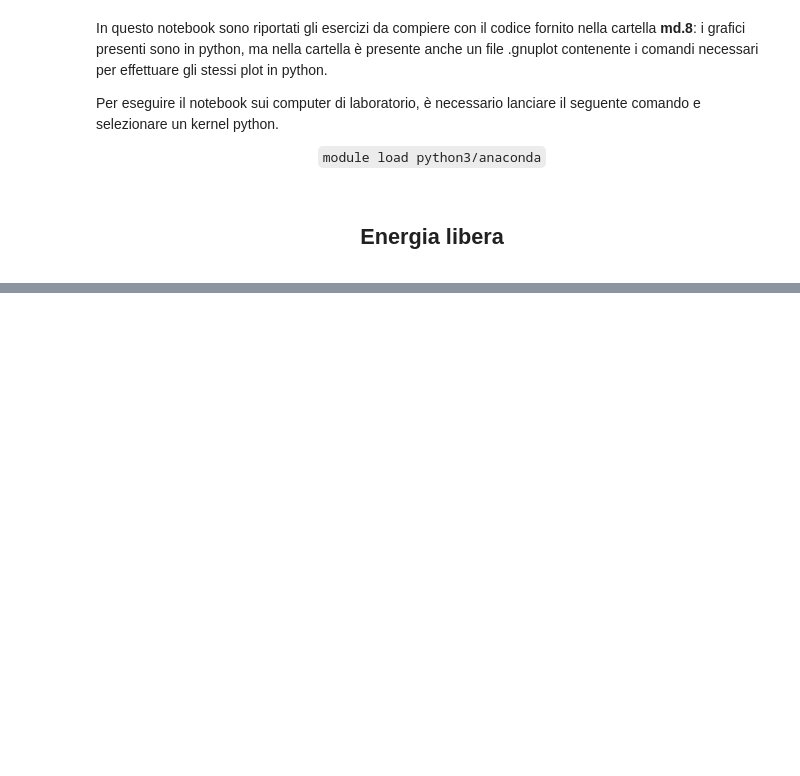
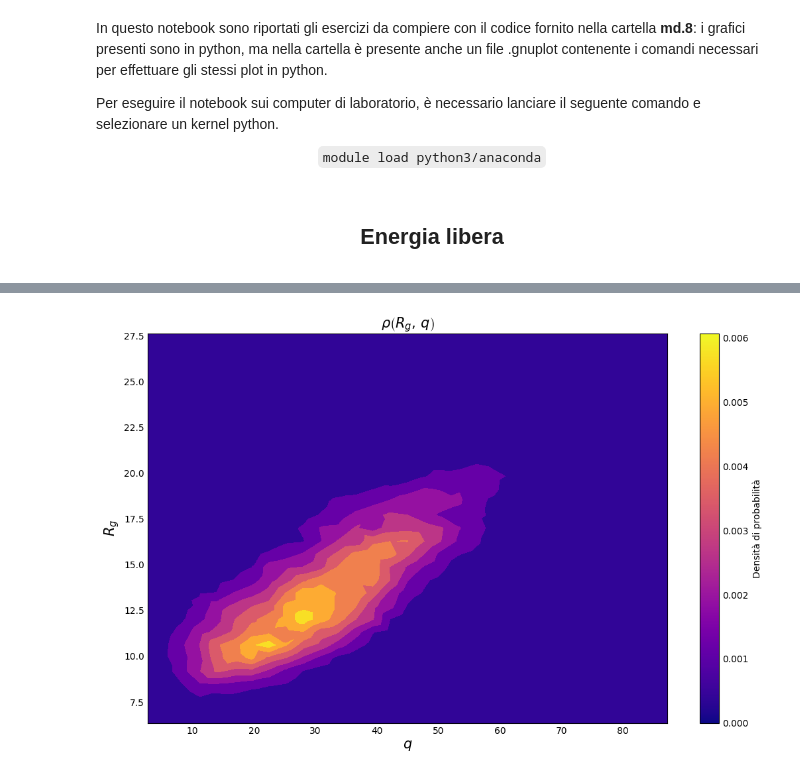
Before and after one commit to Negrini085/Simulazione-di-Materia-Condensata, a Jupyter notebook: md.8/esercitazione8.ipynb, the cells around one changed output, grey strips where cells are left out. Drawn from its saved outputs; the diff is of its cells as text; code cells hidden in the pictures; blank space fills up the shorter version.

```diff
--- a/md.8/esercitazione8.ipynb
+++ b/md.8/esercitazione8.ipynb
@@ -45,0 +82,18 @@ print(sum(data[:,1]))
+# %%
+plt.style.use('_mpl-gallery-nogrid')
+
+data = np.loadtxt('2Dbinning.dat')
+x, y, z = data[:, 0], data[:, 1], data[:, 2]
+
+fig, ax = plt.subplots(figsize = (10, 6))
+ax.tricontourf(x, y, z, cmap = 'plasma')
+ax.set_xlabel(r'$q$', fontsize = 15)
+ax.set_ylabel(r'$R_g$', fontsize = 15)
+ax.set_title(r"$\rho\left(R_g,\,q\right)$", fontsize = 20)
+
+sm = ScalarMappable(cmap='plasma')
+sm.set_array(z)
+plt.colorbar(sm, ax=ax, label='Densità di probabilità')
+plt.show()
+# %% [output]
+[figure, added]
```
Also changed, not shown: parts of 6 cells of this notebook.
